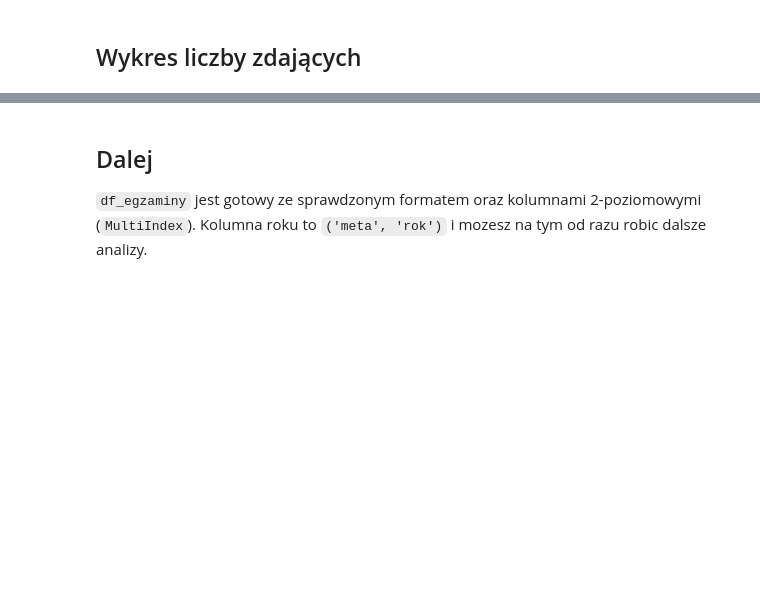
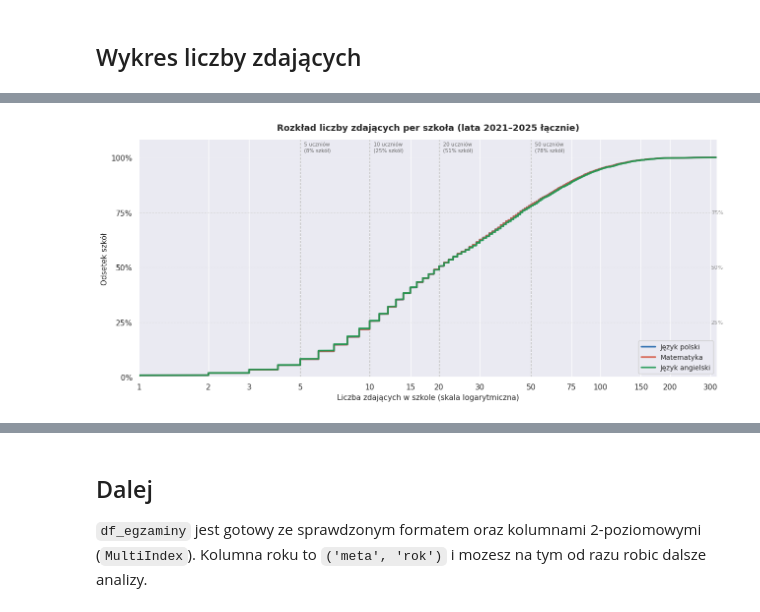
Before and after one commit to herbakamil/compare-primary-schools-mazowieckie, a Jupyter notebook: notebooks/analiza.ipynb, the cells around one changed output, grey strips where cells are left out. Saved outputs shown, nothing was run; the diff lists cells and outputs as text; code cells hidden in the pictures; blank space fills up the shorter version.

```diff
--- a/notebooks/analiza.ipynb
+++ b/notebooks/analiza.ipynb
@@ -203,0 +327,99 @@ Przykladowe kolumny MultiIndex: [('meta', 'rok'), ('meta', 'id oke'), ('meta', '
+# %%
+import numpy as np
+import matplotlib.pyplot as plt
+import matplotlib.ticker as ticker
+import pandas as pd
+
+# ── konfiguracja ──────────────────────────────────────────────────────────────
+GLOWNE   = ["jezyk polski", "matematyka", "jezyk angielski"]
+MALE     = ["jezyk francuski", "jezyk hiszpanski", "jezyk niemiecki",
+            "jezyk rosyjski", "jezyk włoski"]
+KOLORY   = {"jezyk polski": "#2166ac", "matematyka": "#d6604d",
+            "jezyk angielski": "#1a9850"}
+ETYKIETY = {"jezyk polski": "Język polski", "matematyka": "Matematyka",
+            "jezyk angielski": "Język angielski"}
+
+# progi z adnotacjami (x, etykieta)
+PROGI = [
+    (5,  "5 uczniów\n(8% szkół)"),
+    (10, "10 uczniów\n(25% szkół)"),
+    (20, "20 uczniów\n(51% szkół)"),
+    (50, "50 uczniów\n(78% szkół)"),
+]
+
+# ── helper: ECDF ──────────────────────────────────────────────────────────────
+def ecdf(series: pd.Series):
+    """Zwraca (x, y) posortowane wartości i ich skumulowany odsetek (0–100)."""
+    x = np.sort(series.dropna().values)
+    y = np.arange(1, len(x) + 1) / len(x) * 100
+    return x, y
+
+# ── wykres główny ─────────────────────────────────────────────────────────────
+fig, ax = plt.subplots(figsize=(13, 6))
+
+for kolumna in GLOWNE:
+    if kolumna not in df_liczba_zdajacych.columns:
+        continue
+    x, y = ecdf(df_liczba_zdajacych[kolumna])
+    ax.plot(x, y,
+            label=ETYKIETY[kolumna],
+            color=KOLORY[kolumna],
+            linewidth=2.5,
+            alpha=0.9)
+
+# progi pionowe
+for prog_x, prog_label in PROGI:
+    ax.axvline(prog_x, color="#999999", linestyle="--", linewidth=1, alpha=0.7, zorder=1)
+    ax.text(prog_x * 1.04, 102, prog_label,
+            fontsize=7.5, color="#666666", va="bottom", ha="left", linespacing=1.4)
+
+# progi poziome
+for prog_y in [25, 50, 75]:
+    ax.axhline(prog_y, color="#cccccc", linestyle=":", linewidth=0.8, zorder=1)
+    ax.text(302, prog_y, f"{prog_y}%",
+            fontsize=8, color="#999999", va="center", ha="left")
+
+# oś X — log, ręczne ticki żeby pokazać liczby a nie potęgi
+ax.set_xscale("log")
+ticki = [1, 2, 3, 5, 10, 15, 20, 30, 50, 75, 100, 150, 200, 300]
+ax.set_xticks(ticki)
+ax.get_xaxis().set_major_formatter(ticker.ScalarFormatter())
+ax.set_xlim(1, 320)
+
+# oś Y
+ax.set_ylim(0, 108)
+ax.set_yticks([0, 25, 50, 75, 100])
+ax.yaxis.set_major_formatter(ticker.PercentFormatter(decimals=0))
+
+ax.set_xlabel("Liczba zdających w szkole (skala logarytmiczna)", fontsize=11)
+ax.set_ylabel("Odsetek szkół", fontsize=11)
+ax.set_title("Rozkład liczby zdających per szkoła (lata 2021–2025 łącznie)",
+             fontsize=13, fontweight="bold", pad=14)
+
+ax.legend(loc="lower right", fontsize=10, framealpha=0.9)
+ax.grid(axis="y", alpha=0.2)
+ax.spines[["top", "right"]].set_visible(False)
+
+plt.tight_layout()
+plt.show()
+
+# ── tabela dla małych języków ─────────────────────────────────────────────────
+wiersze = []
+for kolumna in MALE:
+    if kolumna not in df_liczba_zdajacych.columns:
+        continue
+    s = df_liczba_zdajacych[kolumna].dropna()
+    s = s[s > 0]
+    wiersze.append({
+        "Przedmiot":        kolumna.replace("jezyk ", "j. ").capitalize(),
+        "Rekordów":         len(s),
+        "Mediana zdających": int(s.median()),
+        "Maks. zdających":  int(s.max()),
+    })
+
+tabela = pd.DataFrame(wiersze)
+display(tabela.style
+        .set_caption("Języki obce mniejszościowe — zbyt mało danych na ECDF")
+        .hide(axis="index"))
+# %% [output]
+[figure, added]
```
Also changed, not shown: parts of 32 cells of this notebook, 2 other files.
